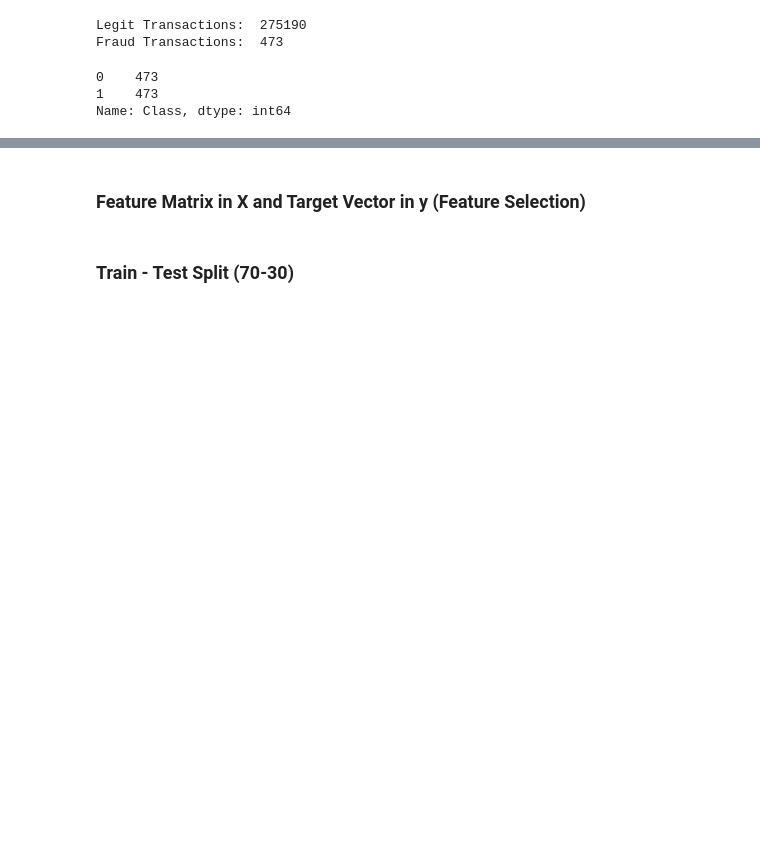
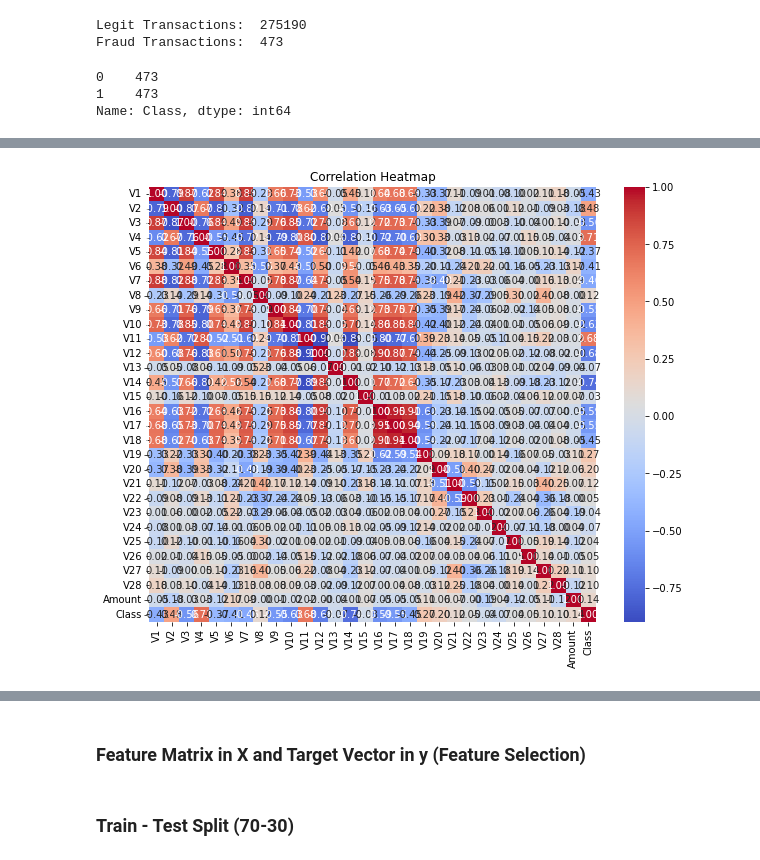
Before and after one commit to karip00/Credit-Card-Fraud-Detection-using-ML-models, a Jupyter notebook: fraudDetection.ipynb, the cells around one changed output, grey strips where cells are left out. Cells and saved outputs as stored; diff of their text form; code cells hidden in the pictures; blank space fills up the shorter version.

```diff
--- a/fraudDetection.ipynb
+++ b/fraudDetection.ipynb
@@ -178,3 +178,21 @@ newData
 | 944 | -3.113832 | 0.585864 | -5.399730 | 1.817092 | -0.840618 | -2.943548 | -2.208002 | 1.058733 | -1.632333 | -5.245984 | 1.933520 | ... |
 | 945 | 1.991976 | 0.158476 | -2.583441 | 0.408670 | 1.151147 | -0.096695 | 0.223050 | -0.068384 | 0.577829 | -0.888722 | 0.491140 | ... |
 946 rows × 30 columns
+# %%
+#heat map
+import seaborn as sns
+import matplotlib.pyplot as plt
+
+# Assuming df is your dataframe containing the features
+# Replace 'df' with the actual variable name of your dataframe
+
+# Calculate the correlation matrix
+correlation_matrix = newData.corr()
+
+# Plot the heatmap
+plt.figure(figsize=(10, 8))
+sns.heatmap(correlation_matrix, annot=True, cmap='coolwarm', fmt=".2f")
+plt.title('Correlation Heatmap')
+plt.show()
+# %% [output]
+[figure, added]
```
Also changed, not shown: parts of 2 cells of this notebook.
